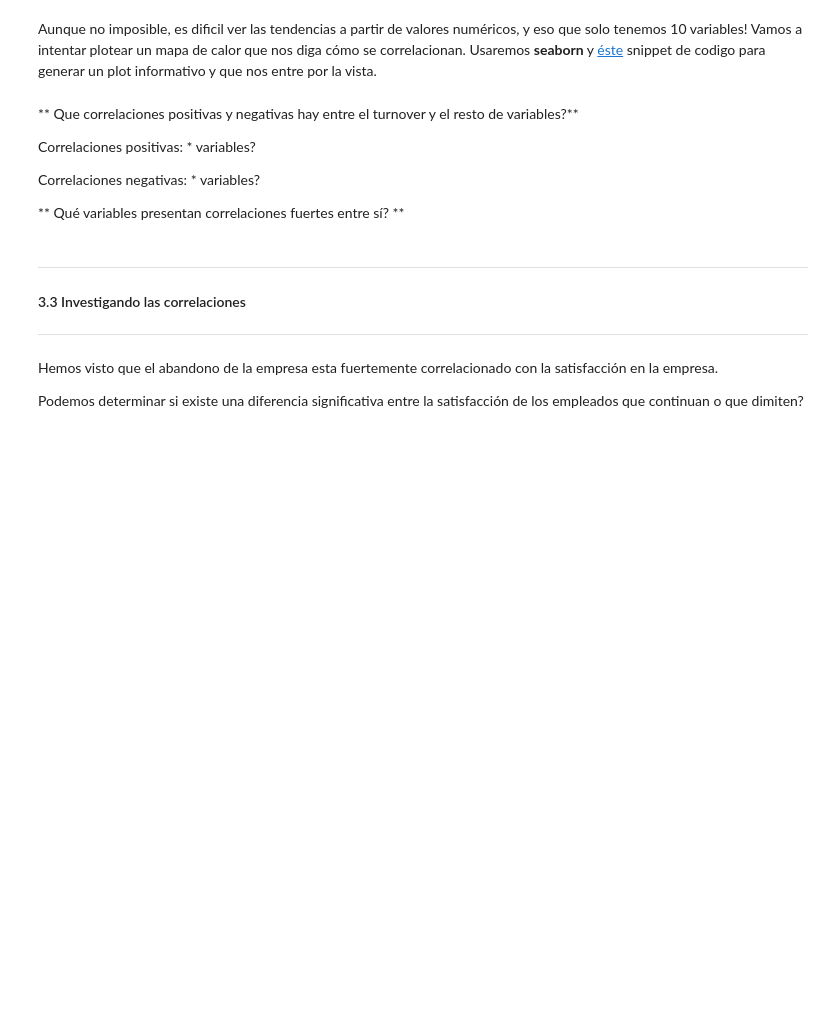
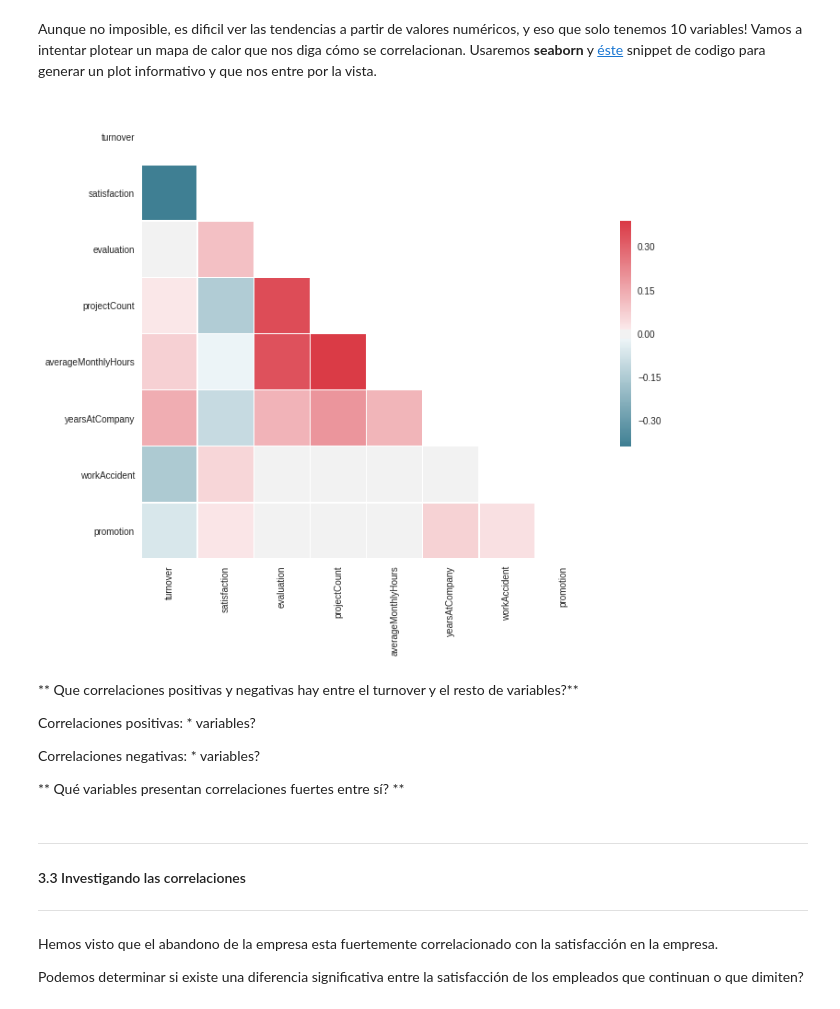
Before and after one commit to vianmarin/MADM-2017, a Jupyter notebook: 1-Introducción/miniprojects/EDA-RecursosHumanos.ipynb, the cells around one changed output. Drawn from its saved outputs; the diff is of its cells as text; code cells hidden in the pictures; blank space fills up the shorter version.

```diff
--- a/1-Introducción/miniprojects/EDA-RecursosHumanos.ipynb
+++ b/1-Introducción/miniprojects/EDA-RecursosHumanos.ipynb
@@ -141,5 +277,7 @@ Que hacemos con el resto?
 Vemos que representan una fracción infima del set de datos total (2/14999 = 0.013%). Nos los cargamos sin piedad.
 # %%
 # utiliza la función dropna()
+df = df.dropna()
 
 # comprueba que ninguna columna tenga nulos
+df.isnull().any()
@@ -159,4 +309,4 @@ new_cols_dictionary = {'satisfaction_level': 'satisfaction',
                         'left' : 'turnover'
                         }
 
-df = df.rename(columns=)
+df = df.rename(columns=new_cols_dictionary)
@@ -164,10 +323,13 @@ df = df.rename(columns=)
 # Mueve la variable al frente de la lista de columnas
 
 # 1 - asigna la serie a una variable
+columna_turnover = df['turnover']
 
 # 2 - Deja caer (drop()) la columna del df
+df = df.drop('turnover', axis=1)
 
 # 3 - Inserta (df.insert()) la columna en primer lugar
-df.insert(loc=, column=, value=)
+df.insert(loc=0, column='turnover', value=columna_turnover)
 
 # 4 - Enseña las primeras filas
+df.head()
@@ -229,3 +452,36 @@ Vamos a intentar plotear un mapa de calor que nos diga cómo se correlacionan. U
+# %%
+### Crea una funcion llamada correlation_plot a partir del snippet mencionado arriba que nos cree un plot dado
+### un df de pandas y las columnas que queremos usar. Si no se especifican las columnas, usar todo el df
+
+def correlation_plot(df, cols=None):
+    """
+    Dada una matriz de correlacion, genera un heatmap para visualizar
+    las correlaciones entre las variables.
+    """
+
+    sns.set(style="white")
+    if cols:
+        corr = df[cols].corr()
+    else:
+        corr = df.corr()
+
+    # Generate a mask for the upper triangle
+    mask = np.zeros_like(corr, dtype=np.bool)
+    mask[np.triu_indices_from(mask)] = True
+
+    # Set up the matplotlib figure
+    f, ax = plt.subplots(figsize=(11, 9))
+
+    # Generate a custom diverging colormap
+    cmap = sns.diverging_palette(220, 10, as_cmap=True)
+
+    # Draw the heatmap with the mask and correct aspect ratio
+    sns.heatmap(corr, mask=mask, cmap=cmap, vmax=0.3, center=0,
+                square=True, linewidths=.5, cbar_kws={"shrink": .5})
+# %%
+correlation_plot(df)
+# %% [output]
+[figure, added]
 # %% [markdown]
 ** Que correlaciones positivas y negativas hay entre el turnover y el resto de variables?**
 
```
Also changed, not shown: parts of 58 cells of this notebook, 11 other files.
